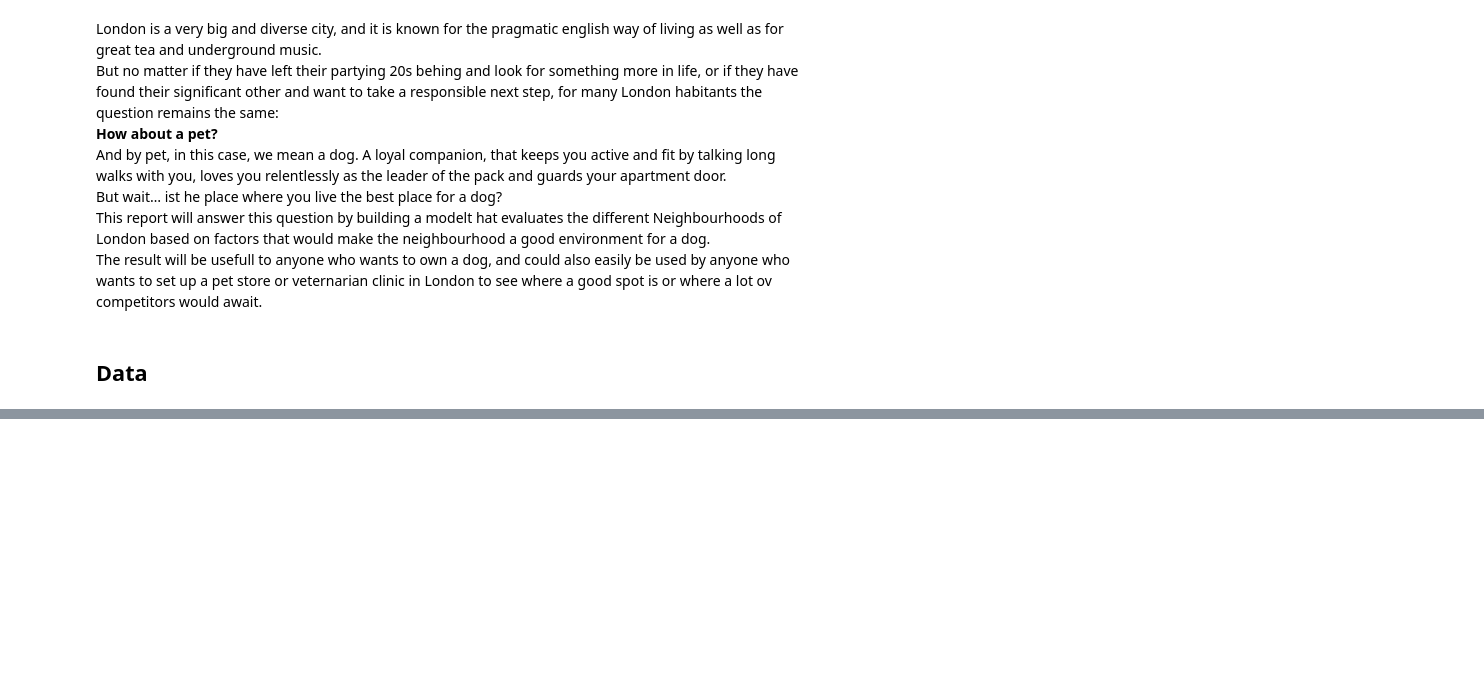
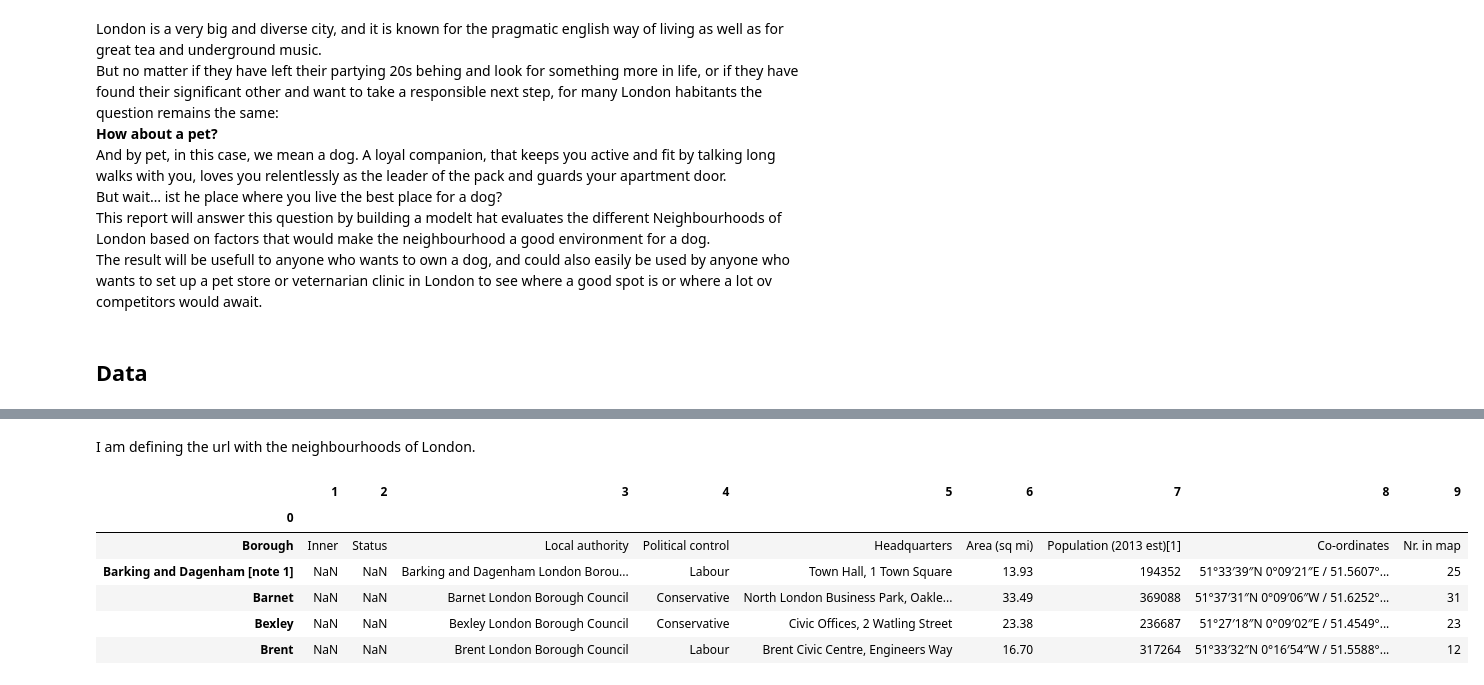
Before and after one commit to bazookarma/Coursera_Capstone, a Jupyter notebook: Capstone Project.ipynb, the cells around one changed output, grey strips where cells are left out. Cells and saved outputs as stored; diff of their text form; code cells hidden in the pictures; blank space fills up the shorter version.

```diff
--- a/Capstone Project.ipynb
+++ b/Capstone Project.ipynb
@@ -19,0 +89,17 @@ The model will compare the neighbourhoods based on these factors, compare them t
+# %% [markdown]
+I am defining the url with the neighbourhoods of London.
+# %%
+url='https://en.wikipedia.org/wiki/List_of_London_boroughs'
+df = pd.read_html(url, index_col=0, attrs={"class":"wikitable"})
+# %%
+df = df[0].dropna(axis=0, thresh=4)
+# %%
+df.head()
+# %% [output]
+|  | 1 | 2 | 3 | 4 | 5 | 6 | 7 | 8 | 9 |
+| 0 |  |  |  |  |  |  |  |  |  |
+| Borough | Inner | Status | Local authority | Political control | Headquarters | Area (sq mi) | Population (2013 est)[1] | Co-ordinates | Nr. in map |
+| Barking and Dagenham [note 1] | NaN | NaN | Barking and Dagenham London Borou... | Labour | Town Hall, 1 Town Square | 13.93 | 194352 | 51°33′39″N 0°09′21″E﻿ / ﻿51.5607°... | 25 |
+| Barnet | NaN | NaN | Barnet London Borough Council | Conservative | North London Business Park, Oakle... | 33.49 | 369088 | 51°37′31″N 0°09′06″W﻿ / ﻿51.6252°... | 31 |
+| Bexley | NaN | NaN | Bexley London Borough Council | Conservative | Civic Offices, 2 Watling Street | 23.38 | 236687 | 51°27′18″N 0°09′02″E﻿ / ﻿51.4549°... | 23 |
+| Brent | NaN | NaN | Brent London Borough Council | Labour | Brent Civic Centre, Engineers Way | 16.70 | 317264 | 51°33′32″N 0°16′54″W﻿ / ﻿51.5588°... | 12 |
```
Also changed, not shown: parts of 39 cells of this notebook.
